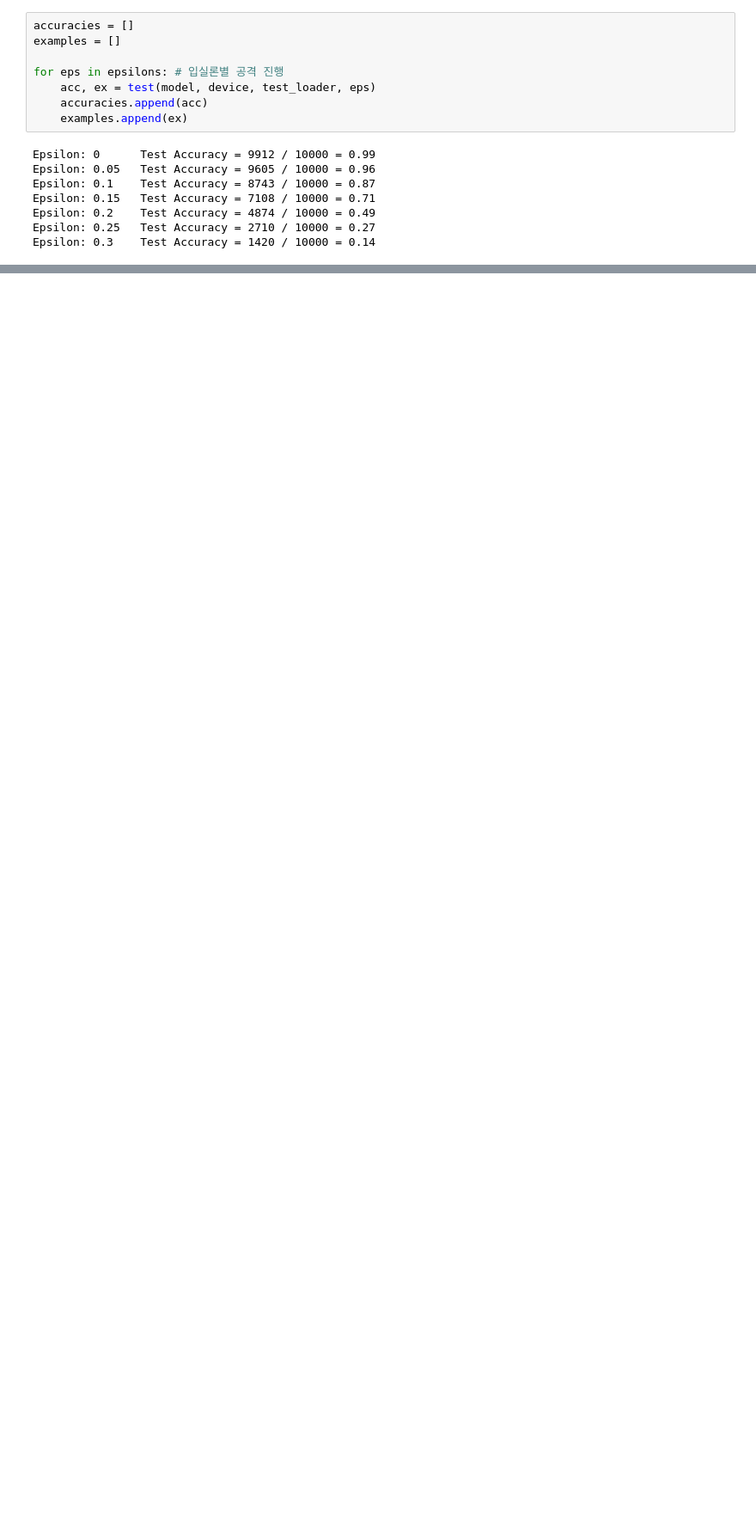
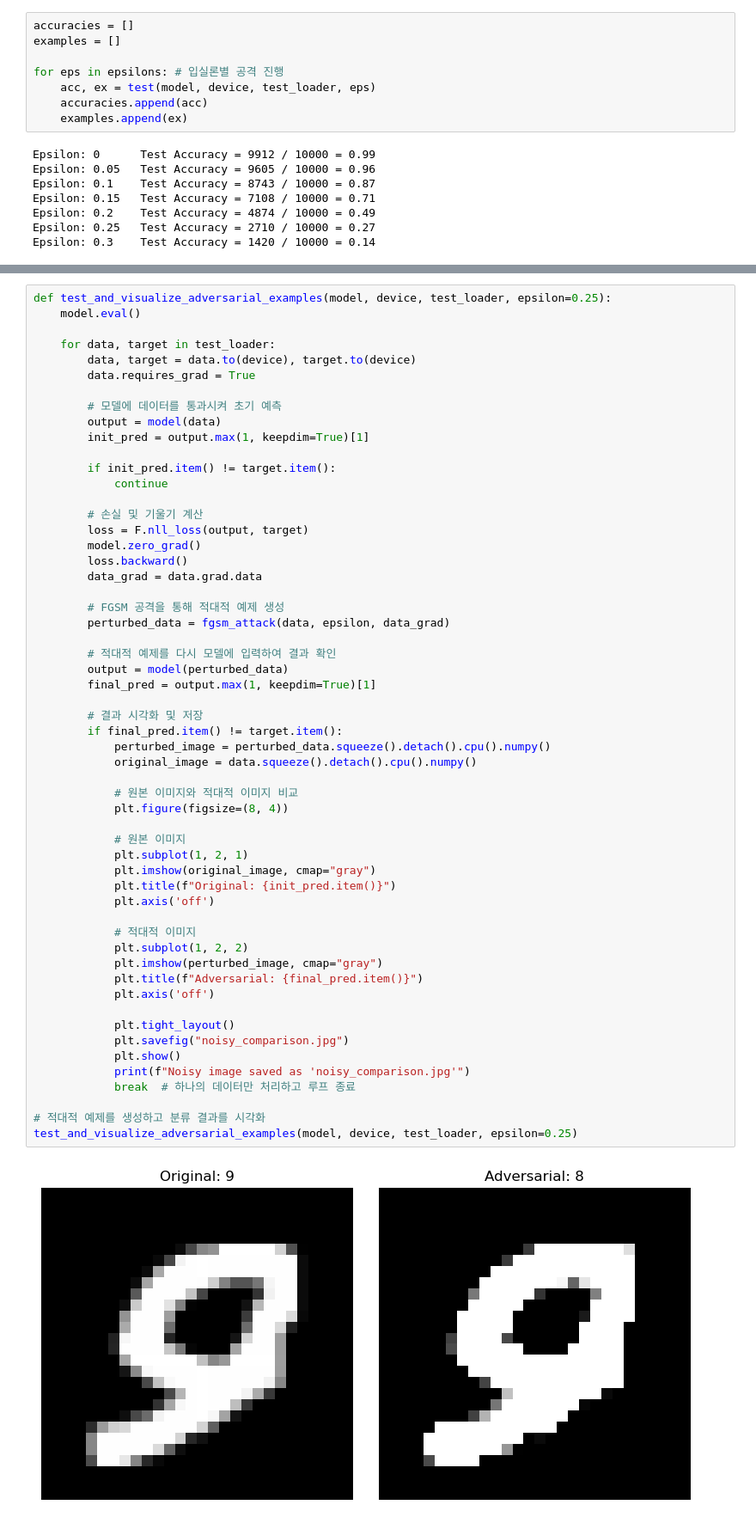
Before and after one commit to PSLeon24/Paper-Implementation-with-PyTorch, a Jupyter notebook: FGSM/FGSM.ipynb, the cells around one changed output, grey strips where cells are left out. Shown at 86% size. Cells and saved outputs as stored; diff of their text form; blank space fills up the shorter version.

```diff
--- a/FGSM/FGSM.ipynb
+++ b/FGSM/FGSM.ipynb
@@ -236,0 +284,58 @@ plt.show()
+# %%
+def test_and_visualize_adversarial_examples(model, device, test_loader, epsilon=0.25):
+    model.eval()
+
+    for data, target in test_loader:
+        data, target = data.to(device), target.to(device)
+        data.requires_grad = True
+
+        # 모델에 데이터를 통과시켜 초기 예측
+        output = model(data)
+        init_pred = output.max(1, keepdim=True)[1]
+
+        if init_pred.item() != target.item():
+            continue
+
+        # 손실 및 기울기 계산
+        loss = F.nll_loss(output, target)
+        model.zero_grad()
+        loss.backward()
+        data_grad = data.grad.data
+
+        # FGSM 공격을 통해 적대적 예제 생성
+        perturbed_data = fgsm_attack(data, epsilon, data_grad)
+
+        # 적대적 예제를 다시 모델에 입력하여 결과 확인
+        output = model(perturbed_data)
+        final_pred = output.max(1, keepdim=True)[1]
+
+        # 결과 시각화 및 저장
+        if final_pred.item() != target.item():
+            perturbed_image = perturbed_data.squeeze().detach().cpu().numpy()
+            original_image = data.squeeze().detach().cpu().numpy()
+
+            # 원본 이미지와 적대적 이미지 비교
+            plt.figure(figsize=(8, 4))
+
+            # 원본 이미지
+            plt.subplot(1, 2, 1)
+            plt.imshow(original_image, cmap="gray")
+            plt.title(f"Original: {init_pred.item()}")
+            plt.axis('off')
+
+            # 적대적 이미지
+            plt.subplot(1, 2, 2)
+            plt.imshow(perturbed_image, cmap="gray")
+            plt.title(f"Adversarial: {final_pred.item()}")
+            plt.axis('off')
+
+            plt.tight_layout()
+            plt.savefig("noisy_comparison.jpg")
+            plt.show()
+            print(f"Noisy image saved as 'noisy_comparison.jpg'")
+            break  # 하나의 데이터만 처리하고 루프 종료
+
+# 적대적 예제를 생성하고 분류 결과를 시각화
+test_and_visualize_adversarial_examples(model, device, test_loader, epsilon=0.25)
+# %% [output]
+[figure, added]
```
Also changed, not shown: parts of 6 cells of this notebook, 3 other files.
